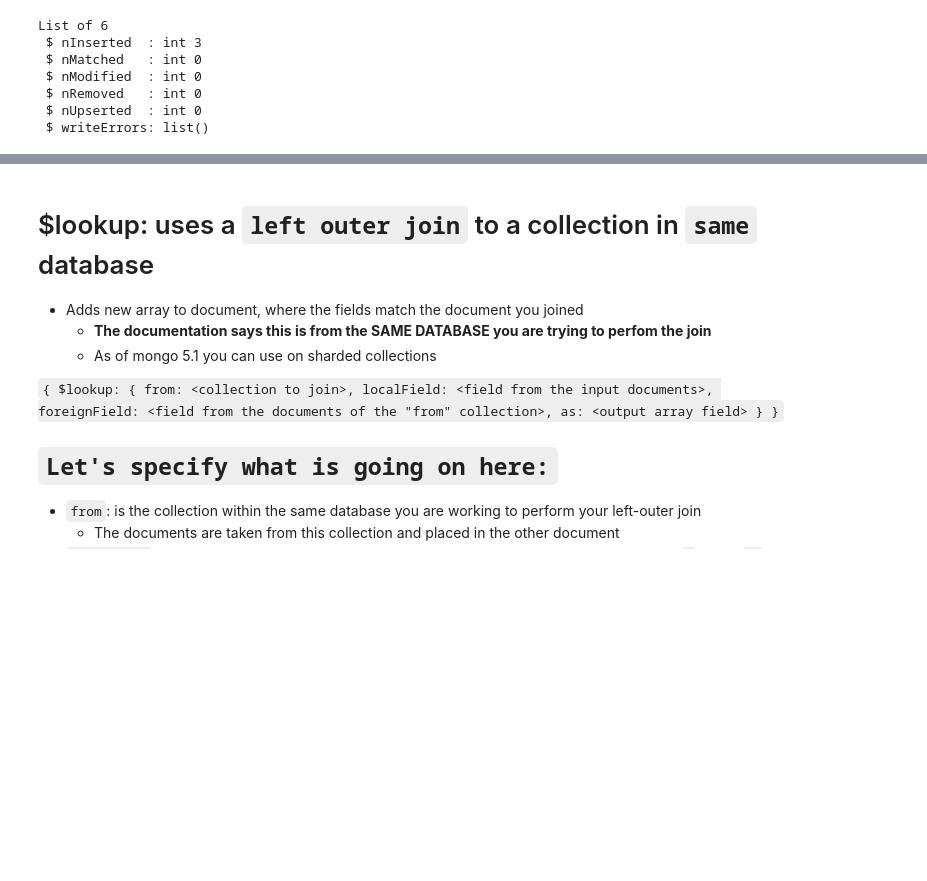
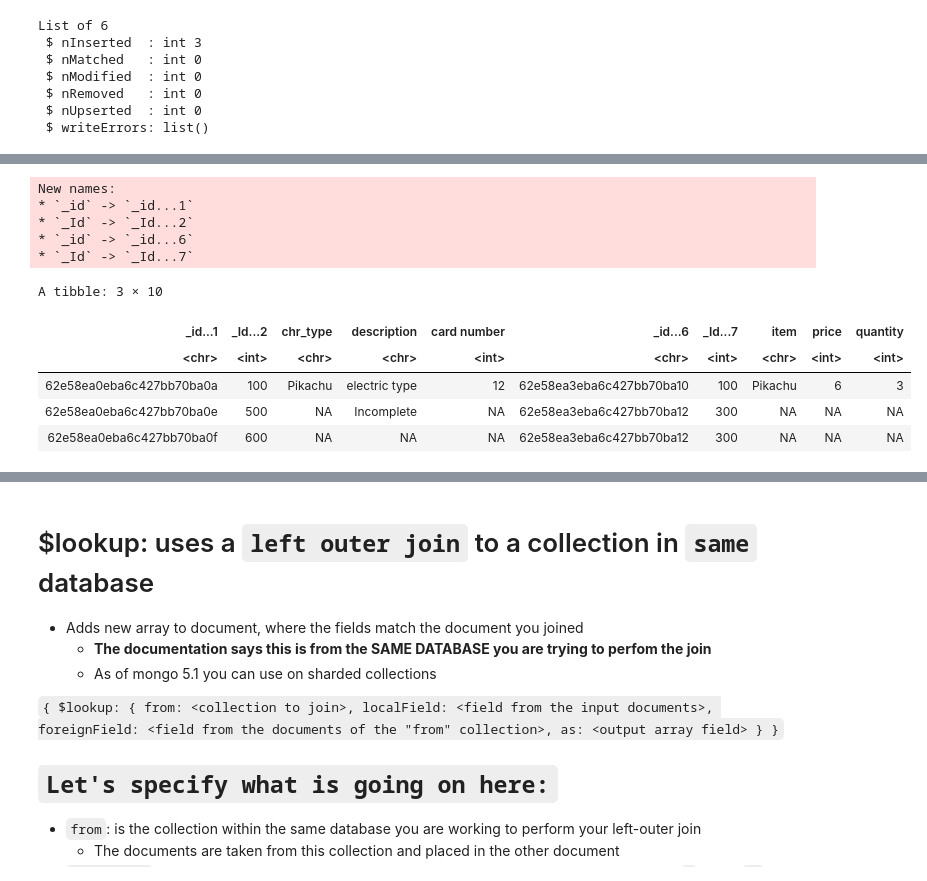
Before and after one commit to MrFuguDataScience/SendDataFrom-R-Python-to-SQL-PSQL-Mongo, a Jupyter notebook: MongoDB_Lookup_operator.ipynb, the cells around one changed output, grey strips where cells are left out. Saved outputs shown, nothing was run; the diff lists cells and outputs as text; code cells hidden in the pictures; blank space fills up the shorter version.

```diff
--- a/MongoDB_Lookup_operator.ipynb
+++ b/MongoDB_Lookup_operator.ipynb
@@ -105,0 +107,25 @@ A data.frame: 3 × 3
+# %%
+# Consider Flatten list
+
+cc<-mng_conn$aggregate('[{ "$lookup":{
+         "from": "poke_orders",
+         "localField": "chr_type",
+         "foreignField": "item",
+         "as": "inventory_sales_dta"}}]')
+     {"$unwind":{ "path": "$inventory_sales_dta", "$preserveNullAndEmptyArrays": "true" }}]')
+
+library(tidyr)
+
+unnest(cc,inventory_sales_dta,names_repair = "unique",)
+# %% [output]
+New names:
+* `_id` -> `_id...1`
+* `_Id` -> `_Id...2`
+* `_id` -> `_id...6`
+* `_Id` -> `_Id...7`
+A tibble: 3 × 10
+| _id...1 | _Id...2 | chr_type | description | card number | _id...6 | _Id...7 | item | price | quantity |
+| <chr> | <int> | <chr> | <chr> | <int> | <chr> | <int> | <chr> | <int> | <int> |
+| 62e58ea0eba6c427bb70ba0a | 100 | Pikachu | electric type | 12 | 62e58ea3eba6c427bb70ba10 | 100 | Pikachu | 6 | 3 |
+| 62e58ea0eba6c427bb70ba0e | 500 | NA | Incomplete | NA | 62e58ea3eba6c427bb70ba12 | 300 | NA | NA | NA |
+| 62e58ea0eba6c427bb70ba0f | 600 | NA | NA | NA | 62e58ea3eba6c427bb70ba12 | 300 | NA | NA | NA |
```
Also changed, not shown: parts of 14 cells of this notebook.
